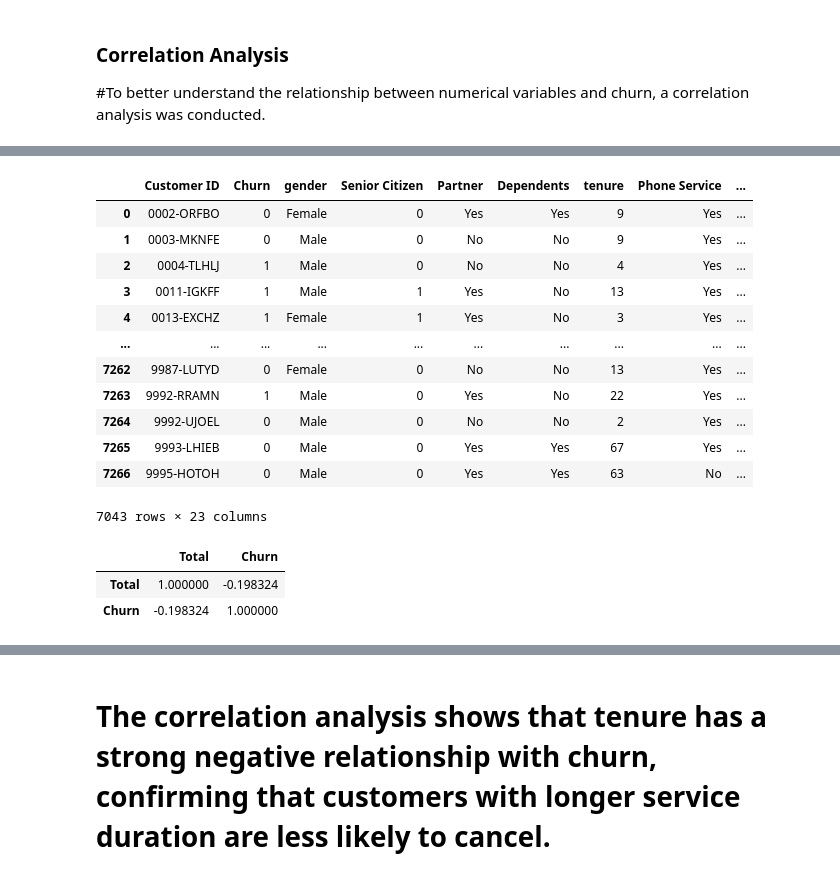
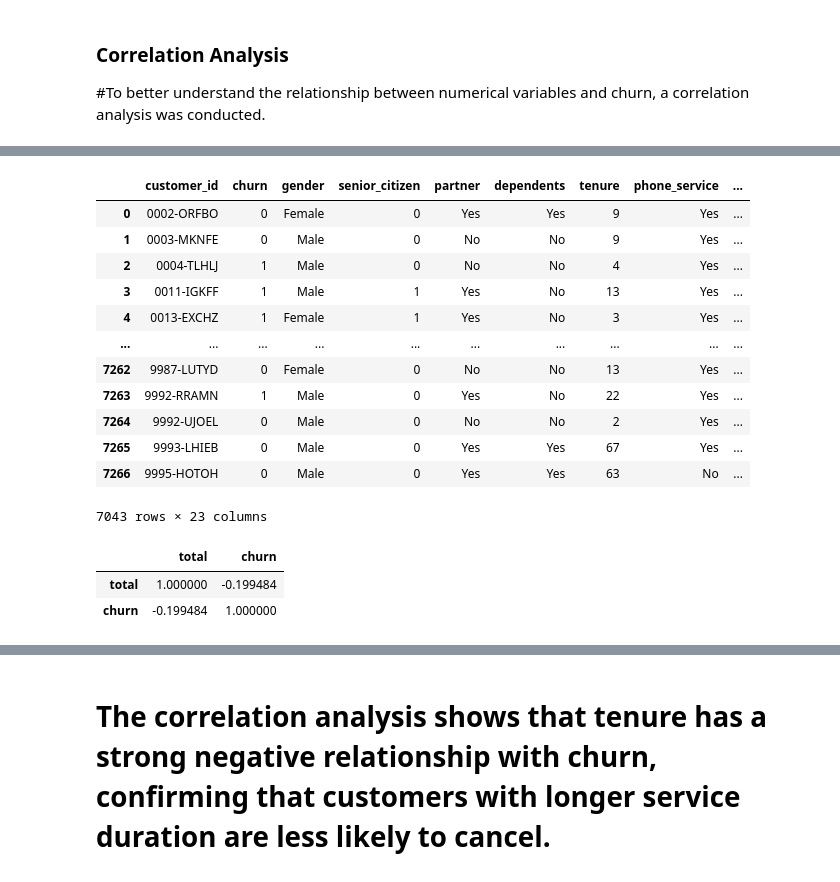
Before and after one commit to jeisteve999/TelcomX-Churn-Analysis, a Jupyter notebook: notebooks/telcomx_churn_analysis.ipynb, the cells around one changed output, grey strips where cells are left out. Drawn from its saved outputs; the diff is of its cells as text; code cells hidden in the pictures.

```diff
--- a/notebooks/telcomx_churn_analysis.ipynb
+++ b/notebooks/telcomx_churn_analysis.ipynb
@@ -84,9 +84,6 @@ telcom_data = telcom_data.rename(columns={
     "PaperlessBilling": "paperless_billing",
     "PaymentMethod": "payment_method"
 })
-# %%
-telcom_data["total"] = pd.to_numeric(telcom_data["Total"], errors="coerce")
-telcom_data["monthly"] = pd.to_numeric(telcom_data["Monthly"], errors="coerce")
 # %%
 telcom_data
 # %% [output]
@@ -106,2 +102,0 @@ telcom_data
-# %%
-telcom_data = telcom_data.drop(columns=["Total", "Monthly"])
@@ -770,0 +741,4 @@ dtype: float64
+# %%
+telcom_data['churn'] = telcom_data['churn'].astype(int)
+# %%
+telcom_data['total'] = pd.to_numeric(telcom_data['total'], errors='coerce')
@@ -856,7 +850,7 @@ plt.show()
 # %%
 telcom_data
 # %% [output]
-|  | Customer ID | Churn | gender | Senior Citizen | Partner | Dependents | tenure | Phone Service | ... |
+|  | customer_id | churn | gender | senior_citizen | partner | dependents | tenure | phone_service | ... |
 | 0 | 0002-ORFBO | 0 | Female | 0 | Yes | Yes | 9 | Yes | ... |
 | 1 | 0003-MKNFE | 0 | Male | 0 | No | No | 9 | Yes | ... |
 | 2 | 0004-TLHLJ | 1 | Male | 0 | No | No | 4 | Yes | ... |
@@ -891,9 +888,9 @@ service_churn_df = pd.DataFrame(service_churn, columns=["Service", "Churn_Rate"]
 service_churn_df["Churn_Rate"] *= 100
 # %%
-correlation_services = telcom_data[["Total", "Churn"]].corr()
+correlation_services = telcom_data[["total", "churn"]].corr()
 correlation_services
 # %% [output]
-|  | Total | Churn |
-| Total | 1.000000 | -0.198324 |
-| Churn | -0.198324 | 1.000000 |
+|  | total | churn |
+| total | 1.000000 | -0.199484 |
+| churn | -0.199484 | 1.000000 |
 # %%
```
Also changed, not shown: parts of 19 cells of this notebook.
